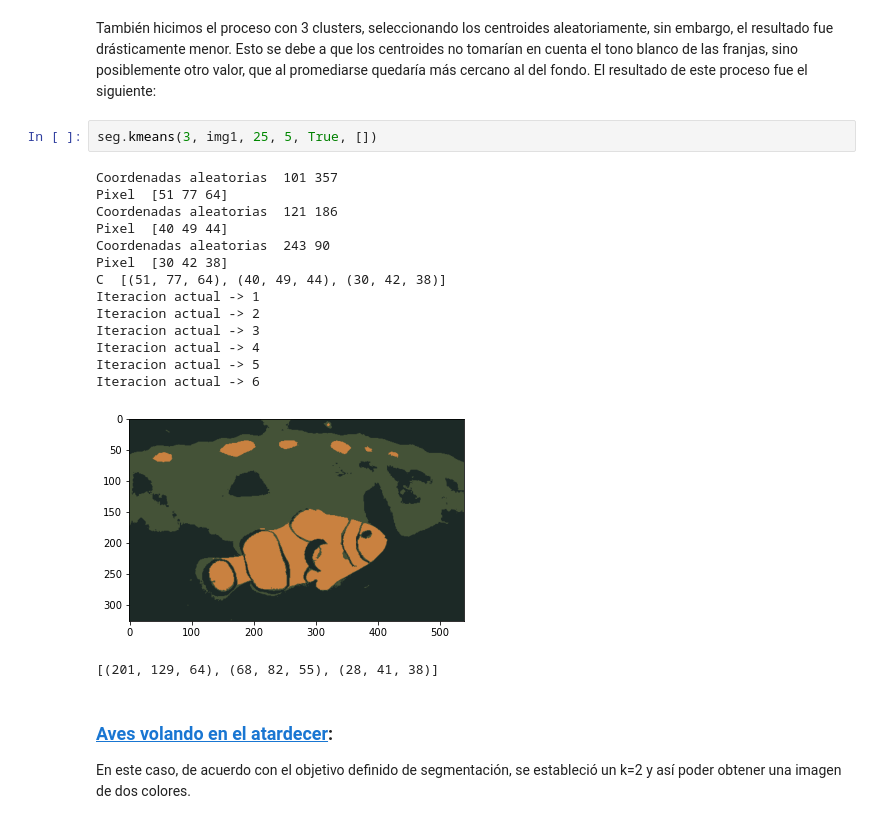
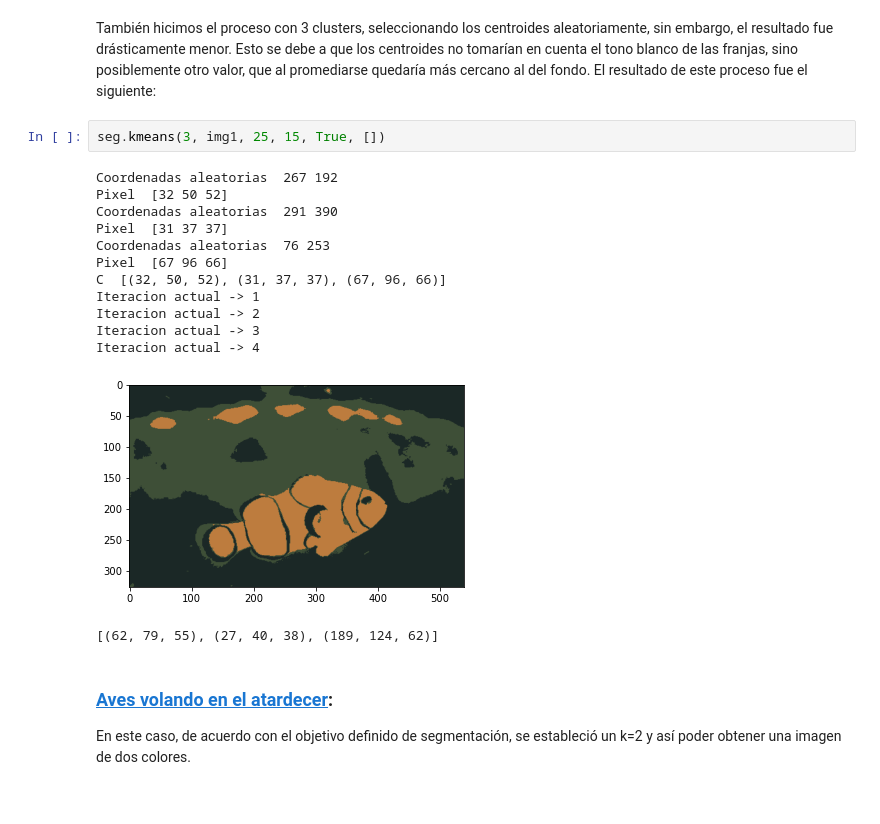
Before and after one commit to VivianGomez/t3_segmentation, a Jupyter notebook: t3_segmentation.ipynb, the cells around one changed output. Saved outputs shown, nothing was run; the diff lists cells and outputs as text.

```diff
--- a/t3_segmentation.ipynb
+++ b/t3_segmentation.ipynb
@@ -59,23 +54,21 @@ Iteracion actual -> 7
 # %% [markdown]
 También hicimos el proceso con 3 clusters, seleccionando los centroides aleatoriamente, sin embargo, el resultado fue drásticamente menor. Esto se debe a que los centroides no tomarían en cuenta el tono blanco de las franjas, sino posiblemente otro valor, que al promediarse quedaría más cercano al del fondo. El resultado de este proceso fue el siguiente:
 # %%
-seg.kmeans(3, img1, 25, 5, True, [])
+seg.kmeans(3, img1, 25, 15, True, [])
 # %% [output]
-Coordenadas aleatorias  101 357
-Pixel  [51 77 64]
-Coordenadas aleatorias  121 186
-Pixel  [40 49 44]
-Coordenadas aleatorias  243 90
-Pixel  [30 42 38]
-C  [(51, 77, 64), (40, 49, 44), (30, 42, 38)]
+Coordenadas aleatorias  267 192
+Pixel  [32 50 52]
+Coordenadas aleatorias  291 390
+Pixel  [31 37 37]
+Coordenadas aleatorias  76 253
+Pixel  [67 96 66]
+C  [(32, 50, 52), (31, 37, 37), (67, 96, 66)]
 Iteracion actual -> 1
 Iteracion actual -> 2
 Iteracion actual -> 3
 Iteracion actual -> 4
-Iteracion actual -> 5
-Iteracion actual -> 6
-[figure, old version]
+[figure, new version]
-[(201, 129, 64), (68, 82, 55), (28, 41, 38)]
+[(62, 79, 55), (27, 40, 38), (189, 124, 62)]
 # %% [markdown]
 ### [Aves volando en el atardecer](https://raw.githubusercontent.com/VivianGomez/t3_segmentation/master/utils/images/c.jpg):
 En este caso, de acuerdo con el objetivo definido de segmentación, se estableció un k=2 y así poder obtener una imagen de dos colores.
```
Also changed, not shown: parts of 2 cells of this notebook, 5 other files.
